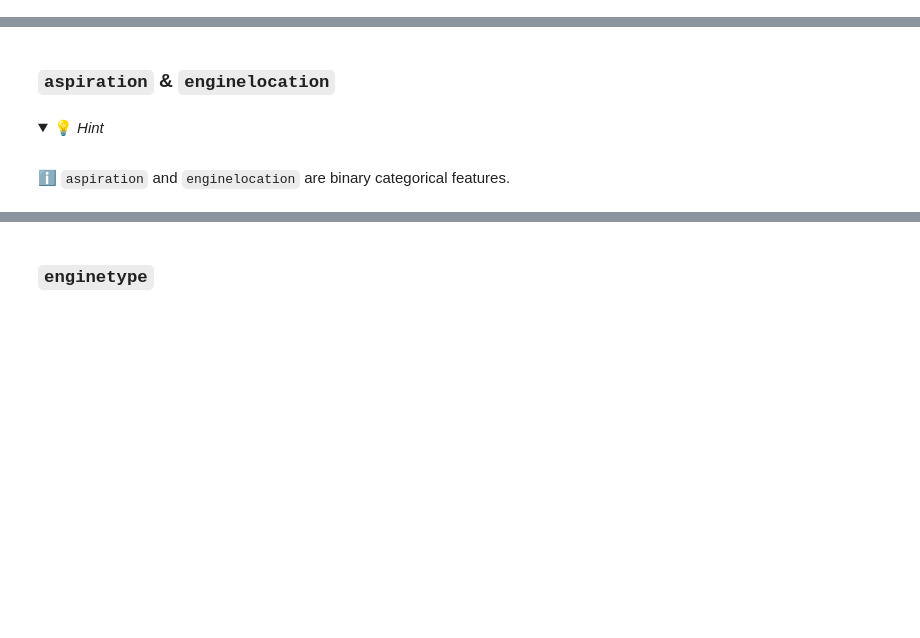
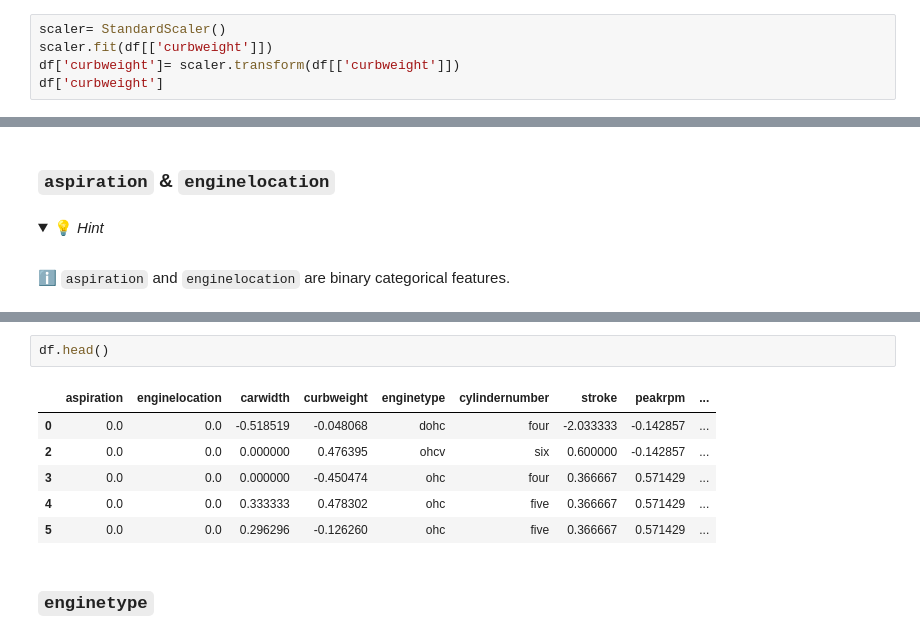
Before and after one commit to ParissaPeimaniyfard/data-car-prices, a Jupyter notebook: Car-Prices.ipynb, the cells around one changed output, grey strips where cells are left out. Cells and saved outputs as stored; diff of their text form; folded sections open; blank space fills up the shorter version.

```diff
--- a/Car-Prices.ipynb
+++ b/Car-Prices.ipynb
@@ -258,0 +292,5 @@ df[['curbweight']].boxplot()
+# %%
+scaler= StandardScaler()
+scaler.fit(df[['curbweight']])
+df['curbweight']= scaler.transform(df[['curbweight']])
+df['curbweight']
@@ -291,3 +385,12 @@ In the Dataframe, replace the original features with their encoded version(s).
+# %%
+df.head()
+# %% [output]
+|  | aspiration | enginelocation | carwidth | curbweight | enginetype | cylindernumber | stroke | peakrpm | ... |
+| 0 | 0.0 | 0.0 | -0.518519 | -0.048068 | dohc | four | -2.033333 | -0.142857 | ... |
+| 2 | 0.0 | 0.0 | 0.000000 | 0.476395 | ohcv | six | 0.600000 | -0.142857 | ... |
+| 3 | 0.0 | 0.0 | 0.000000 | -0.450474 | ohc | four | 0.366667 | 0.571429 | ... |
+| 4 | 0.0 | 0.0 | 0.333333 | 0.478302 | ohc | five | 0.366667 | 0.571429 | ... |
+| 5 | 0.0 | 0.0 | 0.296296 | -0.126260 | ohc | five | 0.366667 | 0.571429 | ... |
 # %% [markdown]
 ### `enginetype`
 # %% [markdown]
```
Also changed, not shown: parts of 32 cells of this notebook, 2 other files.
